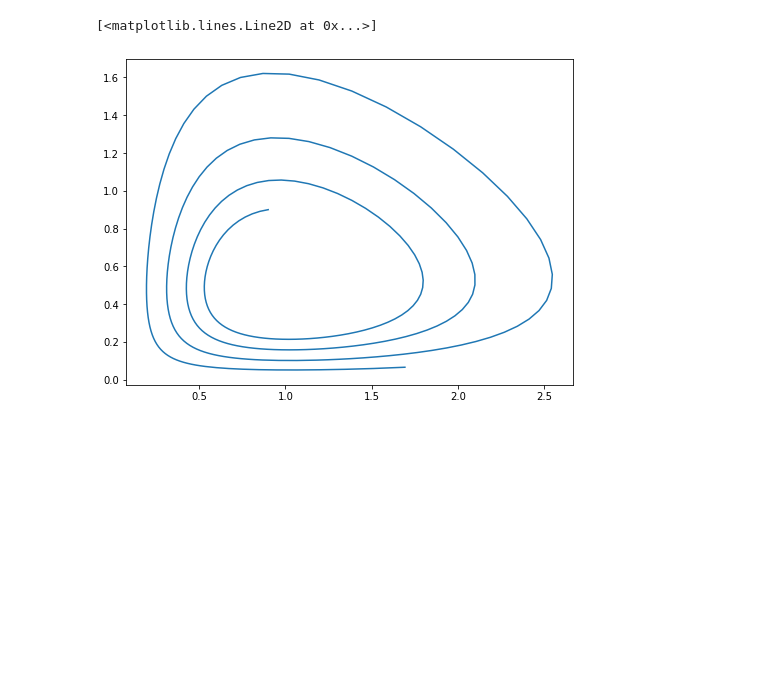
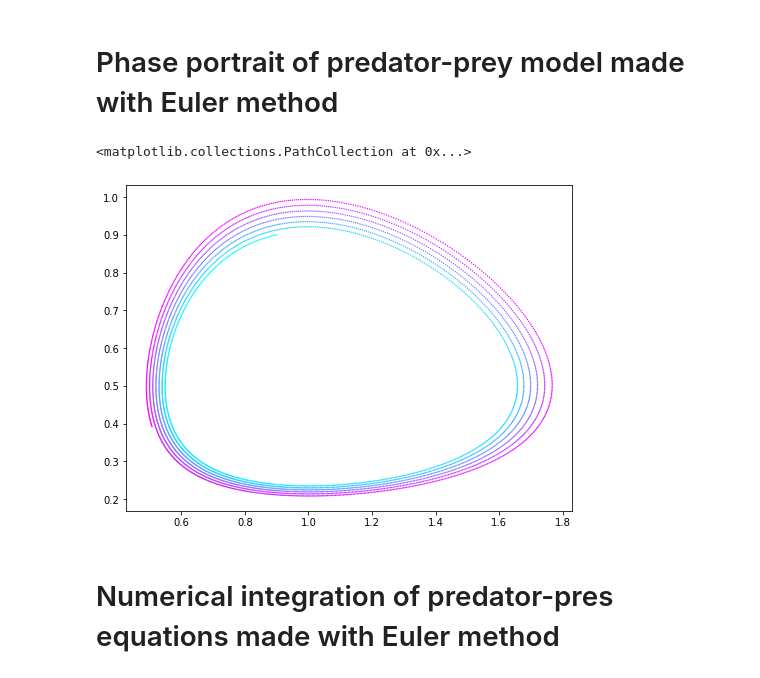
Before and after one commit to cmlimm/uni-projects, a Jupyter notebook: Mathematical-Modelling/predator-prey.ipynb, the cells around one changed output. Saved outputs shown, nothing was run; the diff lists cells and outputs as text; code cells hidden in the pictures; blank space fills up the shorter version.

```diff
--- a/Mathematical-Modelling/predator-prey.ipynb
+++ b/Mathematical-Modelling/predator-prey.ipynb
@@ -26,4 +34,6 @@ def euler(iterations, initial, step, a=2/3, b=4/3, c=1, d=1):
 
         t_val.append(t_val[-1] + step)
     return t_val, x_val, y_val
+# %% [markdown]
+# Phase portrait of predator-prey model made with Euler method
 # %%
@@ -33,10 +43,16 @@ step = 0.1
 # %%
 time_e, prey_e, predator_e = euler(iterations, initial, step)
-# %%
-plt.plot(prey_e, predator_e)
-# %% [output]
-[<matplotlib.lines.Line2D at 0x...>]
-[figure, removed]
+# %%
+fig = plt.figure()
+ax = fig.add_subplot(111)
+colormap = plt.get_cmap('cool')
+norm = mpl.colors.Normalize(0.0, time_e[-1])
+ax.scatter(prey_e, predator_e, c=time_e, s=2, cmap=colormap, norm=norm, linewidths=0)
+# %% [output]
+<matplotlib.collections.PathCollection at 0x...>
+[figure, added]
+# %% [markdown]
+# Numerical integration of predator-pres equations made with Euler method
 # %%
 plt.plot(time_e, prey_e)
 plt.plot(time_e, predator_e)
```
Also changed, not shown: parts of 20 cells of this notebook, 10 other files.
